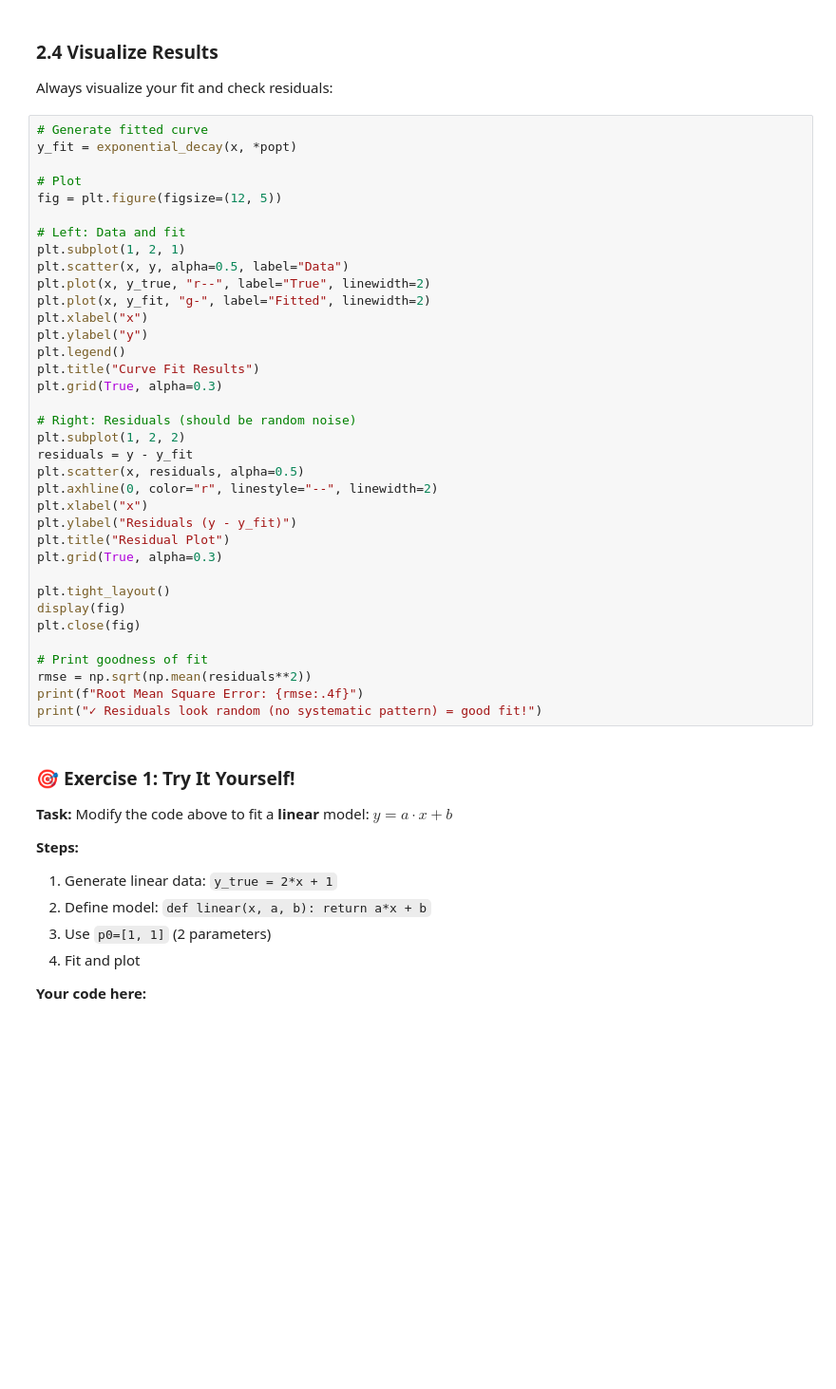
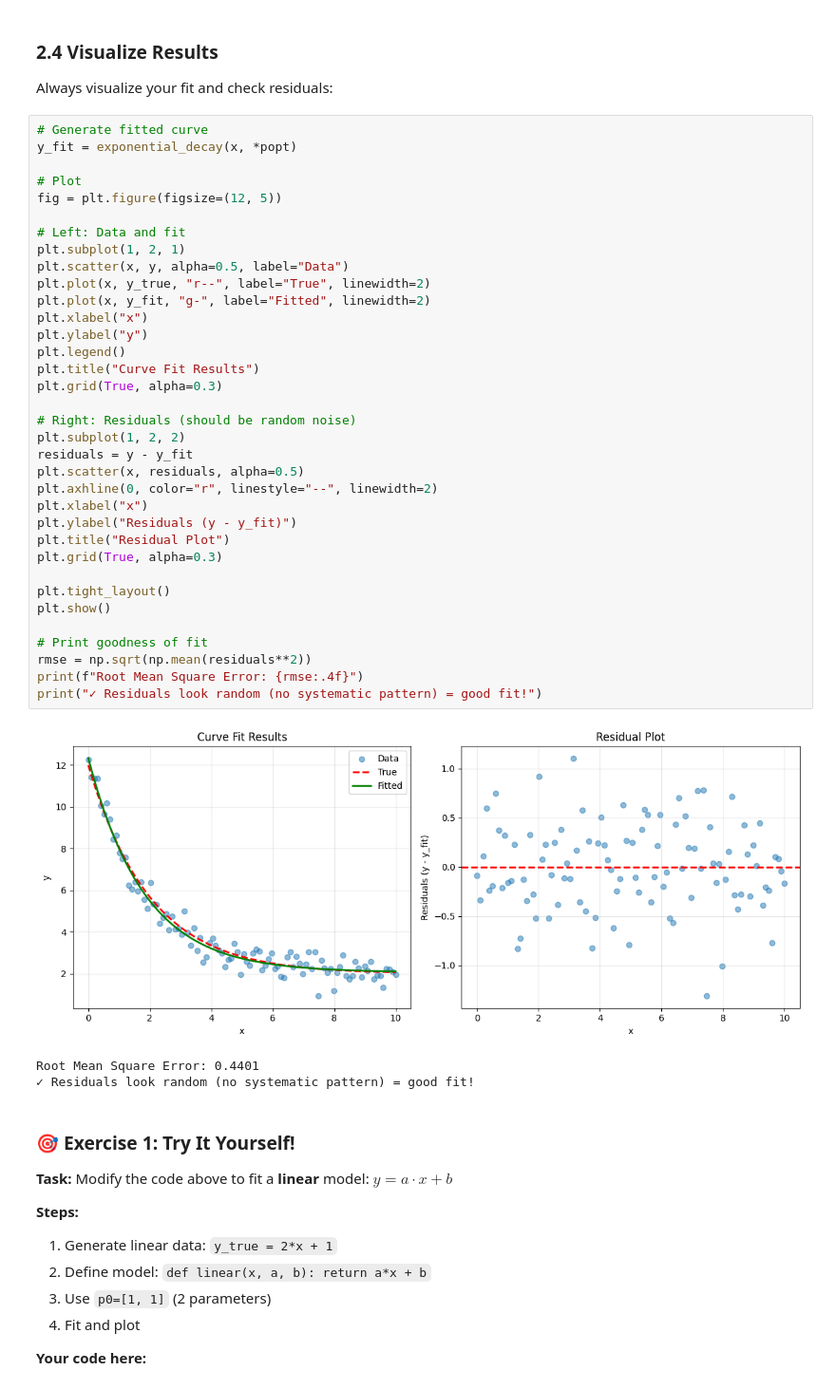
Before and after one commit to imewei/NLSQ, a Jupyter notebook: examples/notebooks/01_getting_started/nlsq_interactive_tutorial.ipynb, the cells around one changed output. Shown at 95% size. Cells and saved outputs as stored; diff of their text form; blank space fills up the shorter version.

```diff
--- a/examples/notebooks/01_getting_started/nlsq_interactive_tutorial.ipynb
+++ b/examples/notebooks/01_getting_started/nlsq_interactive_tutorial.ipynb
@@ -251,35 +304,38 @@ y_fit = exponential_decay(x, *popt)
 # Plot
 fig = plt.figure(figsize=(12, 5))
 
 # Left: Data and fit
 plt.subplot(1, 2, 1)
 plt.scatter(x, y, alpha=0.5, label="Data")
 plt.plot(x, y_true, "r--", label="True", linewidth=2)
 plt.plot(x, y_fit, "g-", label="Fitted", linewidth=2)
 plt.xlabel("x")
 plt.ylabel("y")
 plt.legend()
 plt.title("Curve Fit Results")
 plt.grid(True, alpha=0.3)
 
 # Right: Residuals (should be random noise)
 plt.subplot(1, 2, 2)
 residuals = y - y_fit
 plt.scatter(x, residuals, alpha=0.5)
 plt.axhline(0, color="r", linestyle="--", linewidth=2)
 plt.xlabel("x")
 plt.ylabel("Residuals (y - y_fit)")
 plt.title("Residual Plot")
 plt.grid(True, alpha=0.3)
 
 plt.tight_layout()
-display(fig)
-plt.close(fig)
+plt.show()
 
 # Print goodness of fit
 rmse = np.sqrt(np.mean(residuals**2))
 print(f"Root Mean Square Error: {rmse:.4f}")
 print("✓ Residuals look random (no systematic pattern) = good fit!")
+# %% [output]
+[figure, added]
+Root Mean Square Error: 0.4401
+✓ Residuals look random (no systematic pattern) = good fit!
 # %% [markdown]
 ### 🎯 Exercise 1: Try It Yourself!
 
```
Also changed, not shown: parts of 12 cells of this notebook, 1 other file.
